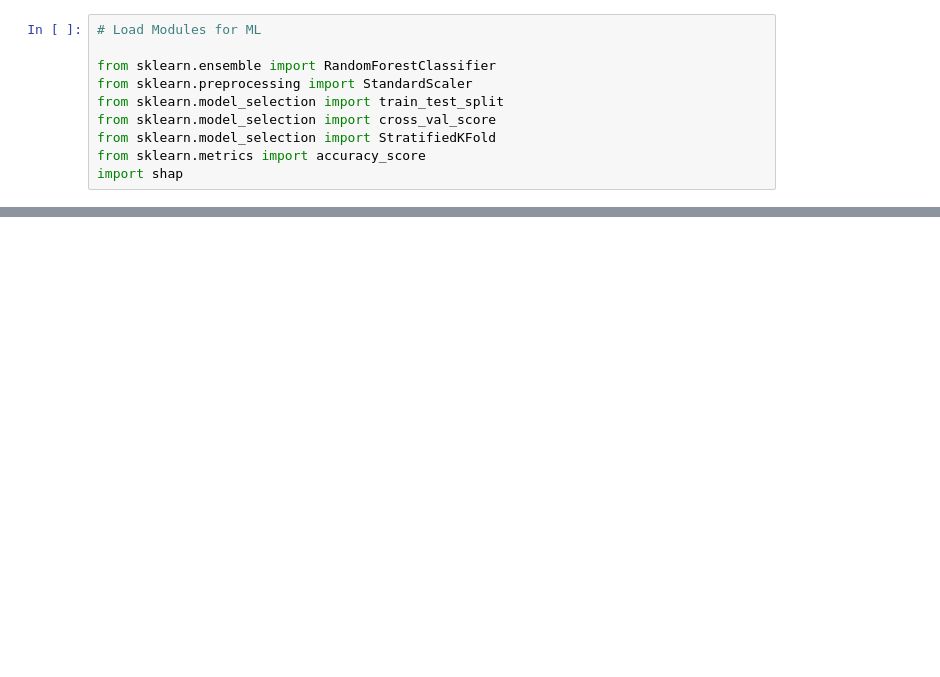
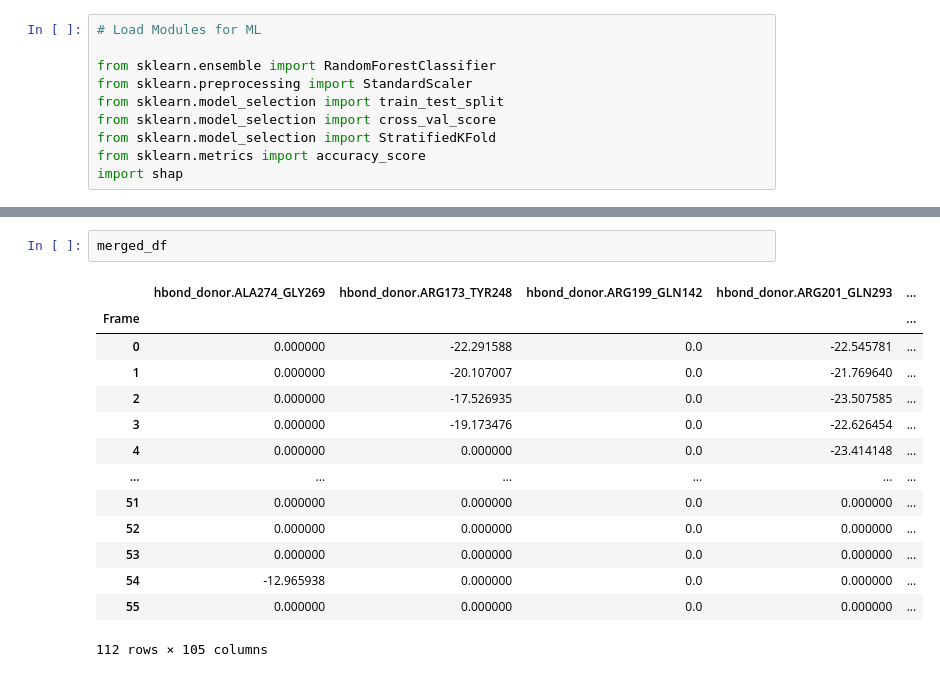
Before and after one commit to Vini-MOliveira/ML_MD, a Jupyter notebook: Interactions_MDtraj.ipynb, the cells around one changed output, grey strips where cells are left out. Drawn from its saved outputs; the diff is of its cells as text; blank space fills up the shorter version.

```diff
--- a/Interactions_MDtraj.ipynb
+++ b/Interactions_MDtraj.ipynb
@@ -275,0 +299,17 @@ Average Accuracy in distinguishing states: 1.00
+# %%
+merged_df
+# %% [output]
+|  | hbond_donor.ALA274_GLY269 | hbond_donor.ARG173_TYR248 | hbond_donor.ARG199_GLN142 | hbond_donor.ARG201_GLN293 | ... |
+| Frame |  |  |  |  | ... |
+| 0 | 0.000000 | -22.291588 | 0.0 | -22.545781 | ... |
+| 1 | 0.000000 | -20.107007 | 0.0 | -21.769640 | ... |
+| 2 | 0.000000 | -17.526935 | 0.0 | -23.507585 | ... |
+| 3 | 0.000000 | -19.173476 | 0.0 | -22.626454 | ... |
+| 4 | 0.000000 | 0.000000 | 0.0 | -23.414148 | ... |
+| ... | ... | ... | ... | ... | ... |
+| 51 | 0.000000 | 0.000000 | 0.0 | 0.000000 | ... |
+| 52 | 0.000000 | 0.000000 | 0.0 | 0.000000 | ... |
+| 53 | 0.000000 | 0.000000 | 0.0 | 0.000000 | ... |
+| 54 | -12.965938 | 0.000000 | 0.0 | 0.000000 | ... |
+| 55 | 0.000000 | 0.000000 | 0.0 | 0.000000 | ... |
+112 rows × 105 columns
```
Also changed, not shown: parts of 12 cells of this notebook, 6 other files.
